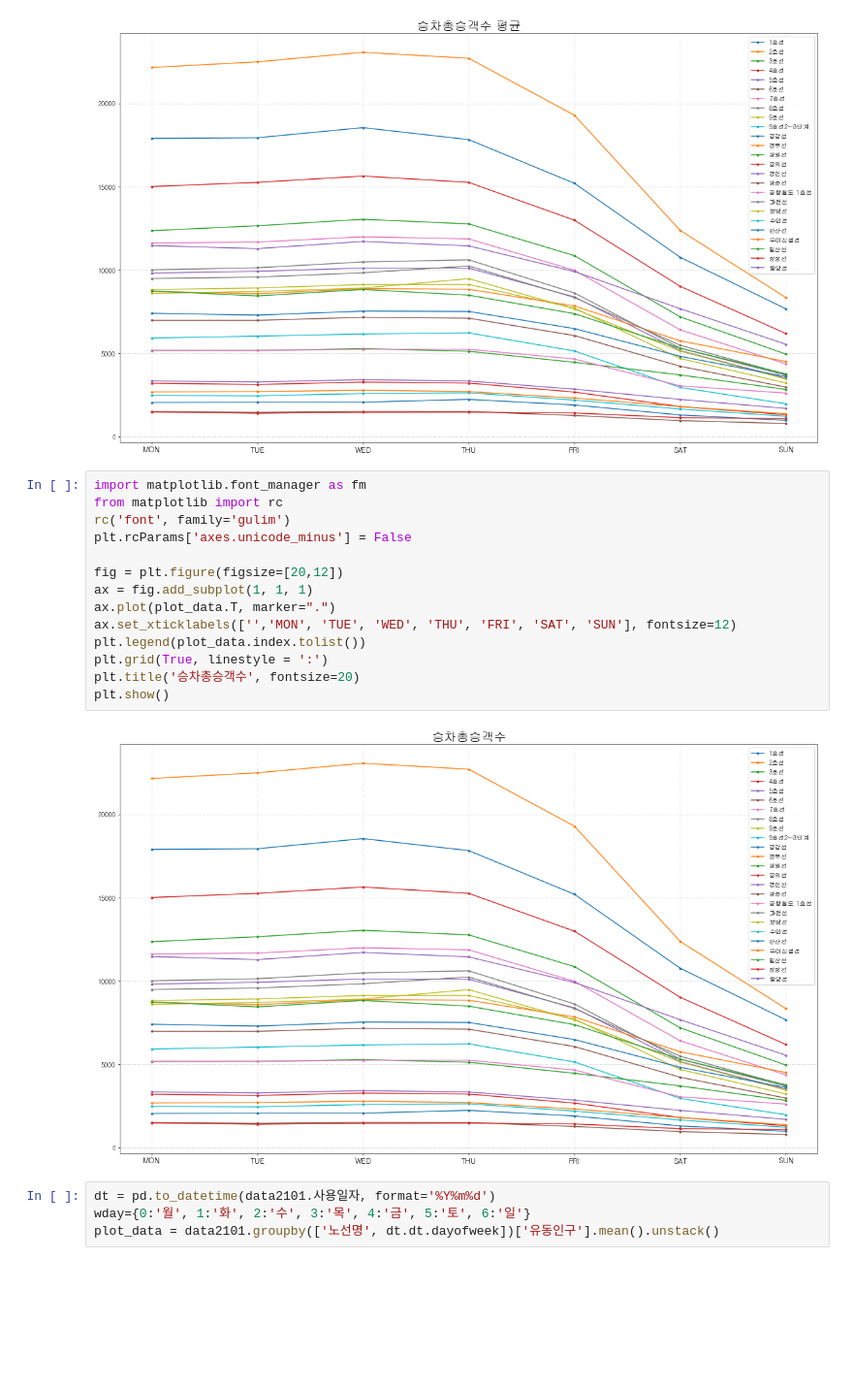
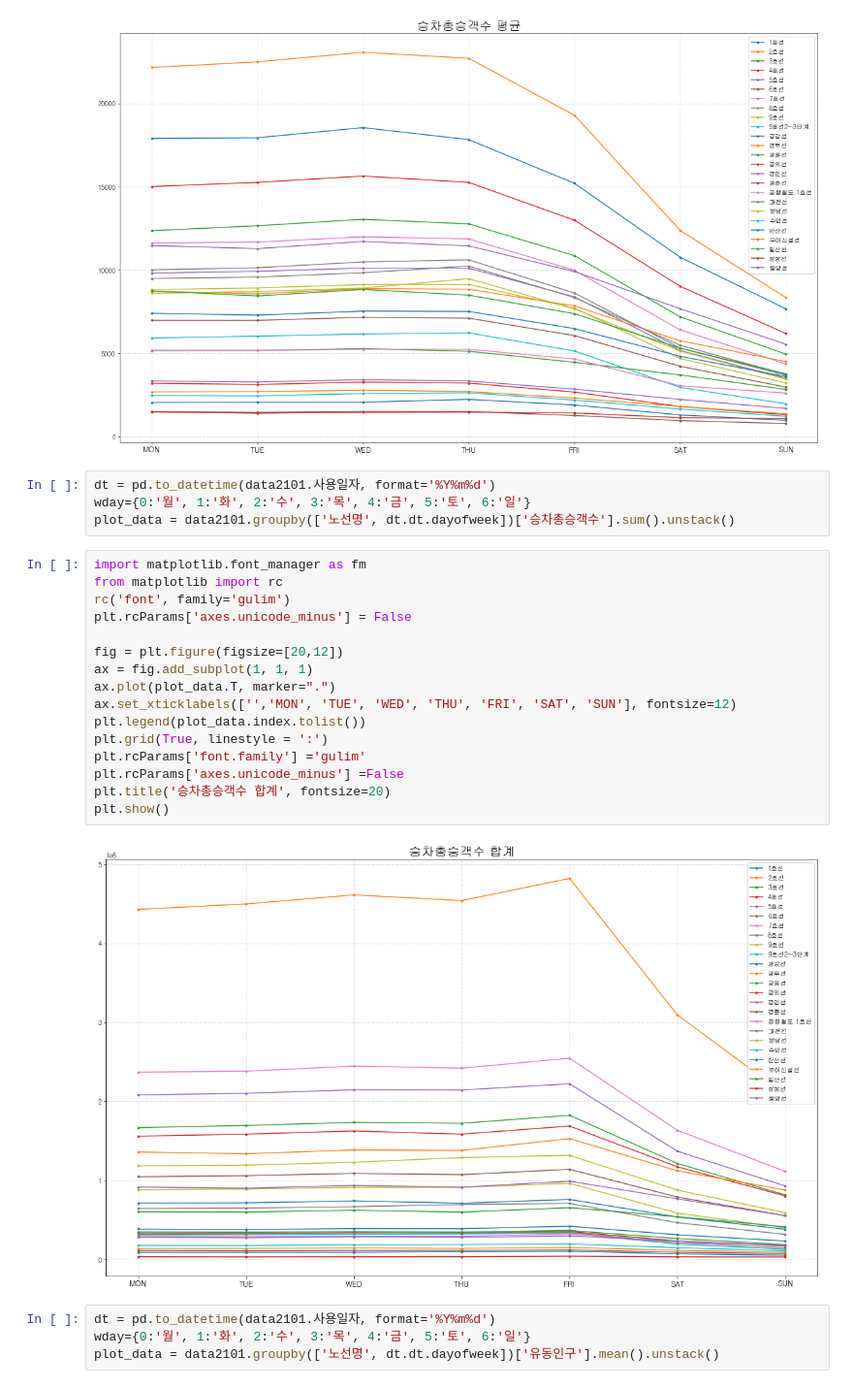
Before and after one commit to SBIK1219/Project, a Jupyter notebook: 002_SeoulSubway.ipynb, the cells around one changed output. Shown at 97% size. Saved outputs shown, nothing was run; the diff lists cells and outputs as text; blank space fills up the shorter version.

```diff
--- a/002_SeoulSubway.ipynb
+++ b/002_SeoulSubway.ipynb
@@ -230,22 +230,28 @@ plt.title('승차총승객수 평균', fontsize=20)
 plt.show()
 # %% [output]
 [figure]
+# %%
+dt = pd.to_datetime(data2101.사용일자, format='%Y%m%d')
+wday={0:'월', 1:'화', 2:'수', 3:'목', 4:'금', 5:'토', 6:'일'}
+plot_data = data2101.groupby(['노선명', dt.dt.dayofweek])['승차총승객수'].sum().unstack()
 # %%
 import matplotlib.font_manager as fm
 from matplotlib import rc
 rc('font', family='gulim')
 plt.rcParams['axes.unicode_minus'] = False
 
 fig = plt.figure(figsize=[20,12])
 ax = fig.add_subplot(1, 1, 1)
 ax.plot(plot_data.T, marker=".")
 ax.set_xticklabels(['','MON', 'TUE', 'WED', 'THU', 'FRI', 'SAT', 'SUN'], fontsize=12)
 plt.legend(plot_data.index.tolist())
 plt.grid(True, linestyle = ':')
-plt.title('승차총승객수', fontsize=20)
+plt.rcParams['font.family'] ='gulim'
+plt.rcParams['axes.unicode_minus'] =False
+plt.title('승차총승객수 합계', fontsize=20)
 plt.show()
 # %% [output]
-[figure, old version]
+[figure, new version]
 # %%
 dt = pd.to_datetime(data2101.사용일자, format='%Y%m%d')
 wday={0:'월', 1:'화', 2:'수', 3:'목', 4:'금', 5:'토', 6:'일'}
```
Also changed, not shown: parts of 28 cells of this notebook.
